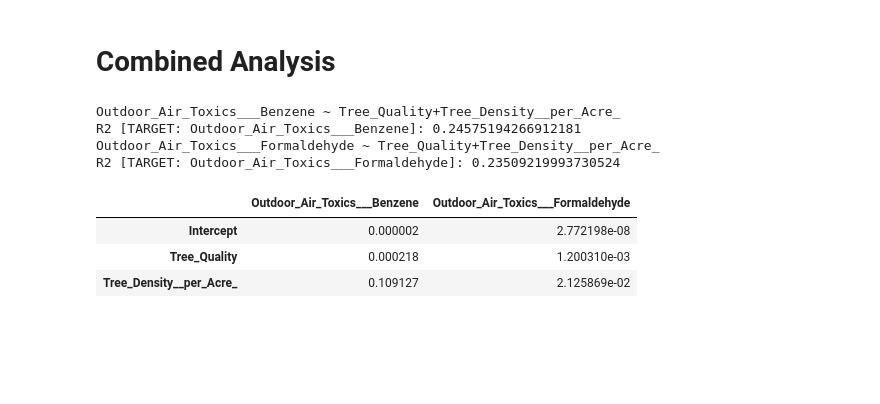
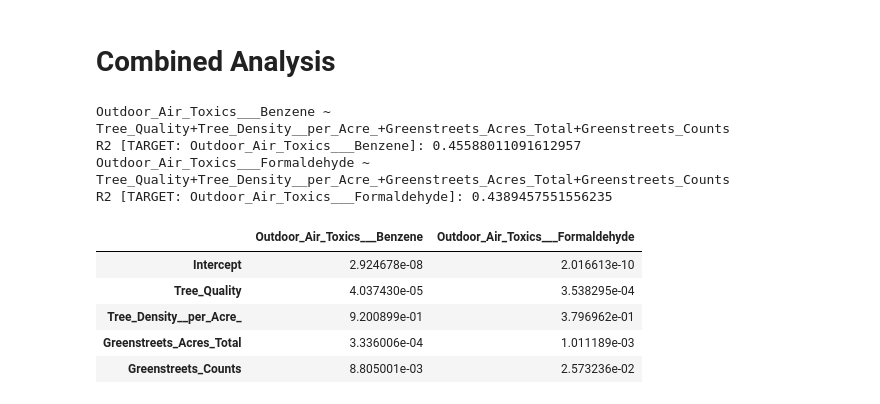
Before and after one commit to omarnyu/I2ADS-2024-group-project, a Jupyter notebook: final_project.ipynb, the cells around one changed output. Saved outputs shown, nothing was run; the diff lists cells and outputs as text; code cells hidden in the pictures; blank space fills up the shorter version.

Commit message:
add greenstreets to combined analysis

```diff
--- a/final_project.ipynb
+++ b/final_project.ipynb
@@ -216,0 +251,7 @@ green_streets_df
+# %%
+#Drop all invalid values in both columns
+df_cleaned = df[
+    ~(df['ACRES'].isna() | (df['ACRES'] <= 0) | ~df['ACRES'].apply(lambda x: isinstance(x, (int, float)) and not pd.isna(x)) | (df['ACRES'] == '') |
+    df['ZIPCODE'].isna() | (df['ZIPCODE'] == 0) | ~df['ZIPCODE'].apply(lambda x: str(x).isdigit()) | (df['ZIPCODE'] == '')
+    )]
+df_cleaned.shape
@@ -216,0 +271,6 @@ green_streets_df
+# %%
+#NYC zipcodes range from 10001 to 11697 in five boroughs.
+nyc_zipcodes = [str(i) for i in range(10001, 11697)]
+Greenstreets_filtered = df_cleaned[df_cleaned['ZIPCODE'].isin(nyc_zipcodes)]
+
+Greenstreets_filtered.shape
@@ -216,0 +281,4 @@ green_streets_df
+# %%
+Greenstreets_filtered = Greenstreets_filtered.rename(columns={'ZIPCODE': 'zipcode'})
+Greenstreets_filtered['COMMUNITYBOARD'] = Greenstreets_filtered['COMMUNITYBOARD'].astype(np.int64)
+Greenstreets_filtered.head(1)
@@ -216,0 +289,9 @@ green_streets_df
+# %%
+Greenstreets_cb = Greenstreets_filtered\
+    .groupby('COMMUNITYBOARD')\
+    .agg({'ACRES': 'sum','DESCRIPTION':'count'})\
+    .rename(columns={
+        'ACRES': 'Greenstreets Acres Total',
+        'DESCRIPTION': 'Greenstreets Counts'
+    })
+Greenstreets_cb.head()
@@ -224,49 +313,52 @@ property_valuation_df.shape
 # Combined Analysis
 # %%
 air_quality_cb = air_quality_geo_df.loc[air_quality_geo_df['geo_type_name']=='CD']
+
 air_quality_cb = air_quality_cb.pivot(
     index='geo_join_id', columns='name', values='data_value'
 )
-#######
-# combined other features here, greenstreets, properties, etc. #
-#######
 
 #build master dataset
-combined = pd.concat((air_quality_cb, tree_census_geoms),axis=1)
+combined = pd.concat((air_quality_cb, tree_census_geoms, Greenstreets_cb),axis=1)
 combined.columns = [
     re.sub(r'[^a-zA-Z0-9\s]', ' ', i).replace(" ",'_') for i in combined.columns
 ]
+
+#drop geometry col
+combined = combined.drop(columns=['geometry'])
 
 #run data on our target variables (two types of emissions, benzene and formaldehyde)
 targets = combined.columns[0:2]
 predictors = combined.columns[2:]
 
 #ensure all values in df are floats...
 combined = combined.astype(np.float64)
 
 #run regression analysis, measure hypothesis whether or not some variable is a "predictor" of emissions/pollution
 #that is, the reg weight = 0 under the null, weight != 0 otherwise
 alpha,pv_df = 0.05,[]
 for t in targets:
     formula = f"{t} ~ {'+'.join(predictors)}"
     print(formula)
     lm = smf.ols(formula = formula, data = combined).fit()
     pv=pd.DataFrame(lm.pvalues,columns=[t])
     pv_df.append(pv)
 
     print(f'R2 [TARGET: {t}]: {lm.rsquared}')
 
 pv_df = pd.concat(pv_df,axis=1)
 pv_df
 # %% [output]
-Outdoor_Air_Toxics___Benzene ~ Tree_Quality+Tree_Density__per_Acre_
-R2 [TARGET: Outdoor_Air_Toxics___Benzene]: 0.24575194266912181
-Outdoor_Air_Toxics___Formaldehyde ~ Tree_Quality+Tree_Density__per_Acre_
-R2 [TARGET: Outdoor_Air_Toxics___Formaldehyde]: 0.23509219993730524
+Outdoor_Air_Toxics___Benzene ~ Tree_Quality+Tree_Density__per_Acre_+Greenstreets_Acres_Total+Greenstreets_Counts
+R2 [TARGET: Outdoor_Air_Toxics___Benzene]: 0.45588011091612957
+Outdoor_Air_Toxics___Formaldehyde ~ Tree_Quality+Tree_Density__per_Acre_+Greenstreets_Acres_Total+Greenstreets_Counts
+R2 [TARGET: Outdoor_Air_Toxics___Formaldehyde]: 0.4389457551556235
 |  | Outdoor_Air_Toxics___Benzene | Outdoor_Air_Toxics___Formaldehyde |
-| Intercept | 0.000002 | 2.772198e-08 |
-| Tree_Quality | 0.000218 | 1.200310e-03 |
-| Tree_Density__per_Acre_ | 0.109127 | 2.125869e-02 |
+| Intercept | 2.924678e-08 | 2.016613e-10 |
+| Tree_Quality | 4.037430e-05 | 3.538295e-04 |
+| Tree_Density__per_Acre_ | 9.200899e-01 | 3.796962e-01 |
+| Greenstreets_Acres_Total | 3.336006e-04 | 1.011189e-03 |
+| Greenstreets_Counts | 8.805001e-03 | 2.573236e-02 |
 # %%
 pv_df < alpha
 # %% [output]
```
Also changed, not shown: parts of 13 cells of this notebook.
